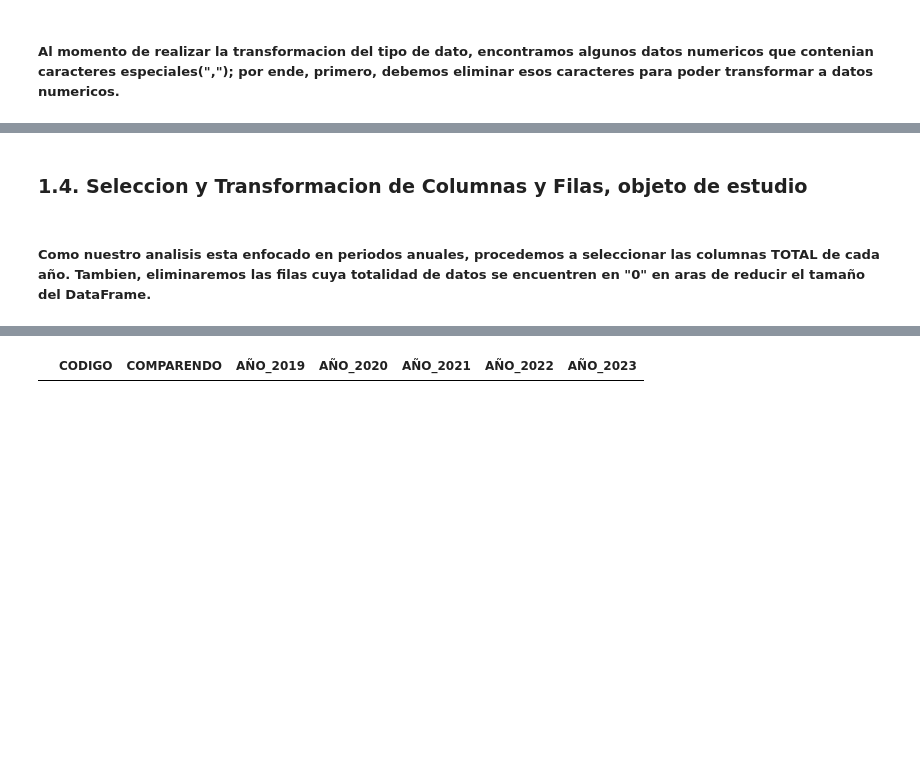
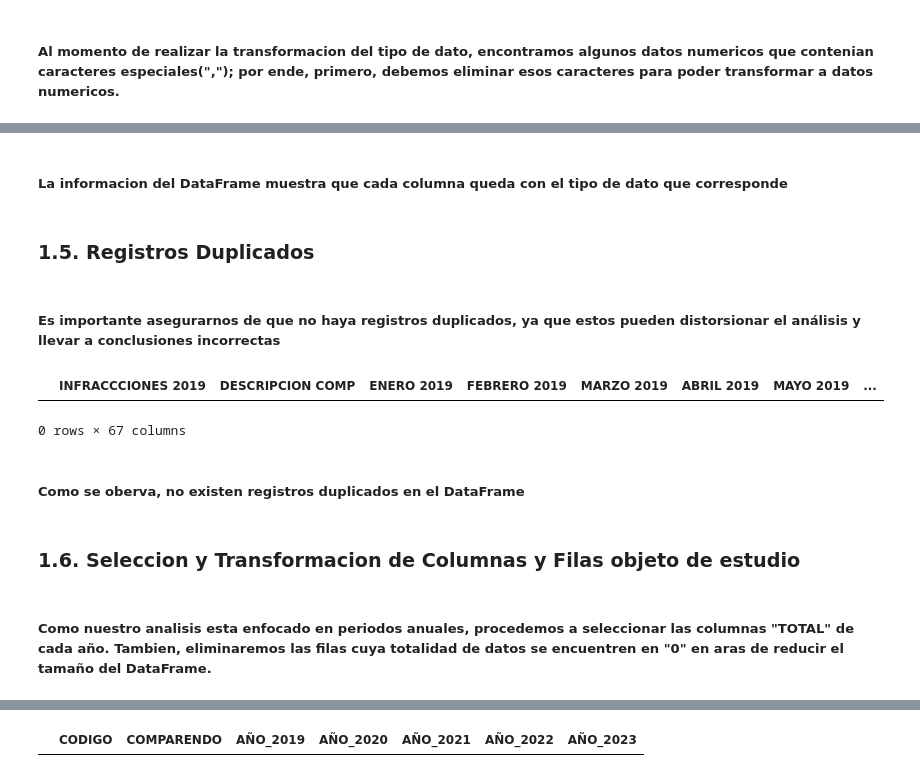
Before and after one commit to rjpaternina/comparendos_transito_Bolivar, a Jupyter notebook: notebooks/comparendos_transito_bolivar_anual.ipynb, the cells around one changed output, grey strips where cells are left out. Cells and saved outputs as stored; diff of their text form; code cells hidden in the pictures; blank space fills up the shorter version.

```diff
--- a/notebooks/comparendos_transito_bolivar_anual.ipynb
+++ b/notebooks/comparendos_transito_bolivar_anual.ipynb
@@ -193,7 +190,21 @@ memory usage: 155.6+ KB
+# %% [markdown]
+##### La informacion del DataFrame muestra que cada columna queda con el tipo de dato que corresponde
+# %% [markdown]
+### <font color="redblue">**1.5. Registros Duplicados**</font>
+# %% [markdown]
+##### Es importante asegurarnos de que no haya registros duplicados, ya que estos pueden distorsionar el análisis y llevar a conclusiones incorrectas
+# %%
+#Verificamos la existencia de duplicados
+comparendos[comparendos.duplicated()]
+# %% [output]
+|  | INFRACCCIONES 2019 | DESCRIPCION COMP | ENERO 2019 | FEBRERO 2019 | MARZO 2019 | ABRIL 2019 | MAYO 2019 | ... |
+0 rows × 67 columns
+# %% [markdown]
+##### Como se oberva, no existen registros duplicados en el DataFrame
 # %% [markdown]
-### <font color="redblue">**1.4. Seleccion y Transformacion de Columnas y Filas, objeto de estudio**</font>
+### <font color="redblue">**1.6. Seleccion y Transformacion de Columnas y Filas objeto de estudio**</font>
 # %% [markdown]
-##### Como nuestro analisis esta enfocado en periodos anuales, procedemos a seleccionar las columnas TOTAL de cada año. Tambien, eliminaremos las filas cuya totalidad de datos se encuentren en "0" en aras de reducir el tamaño del DataFrame.
+##### Como nuestro analisis esta enfocado en periodos anuales, procedemos a seleccionar las columnas "TOTAL" de cada año. Tambien, eliminaremos las filas cuya totalidad de datos se encuentren en "0" en aras de reducir el tamaño del DataFrame.
 # %%
 #Seleccionamos las columnas a las que realizaremos analisis
 comparendos_año = comparendos[["INFRACCCIONES 2019", "DESCRIPCION COMP", "TOTAL-19","TOTAL 2020","TOTAL 2021","TOTAL 2022","TOTAl 2023"]]
```
Also changed, not shown: parts of 44 cells of this notebook, 4 other files.
